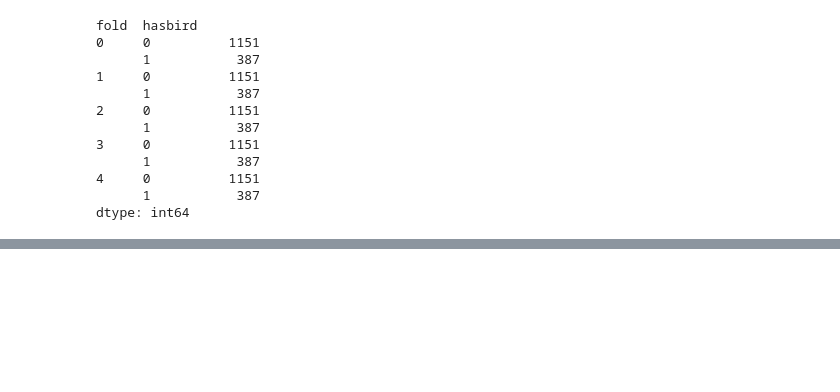
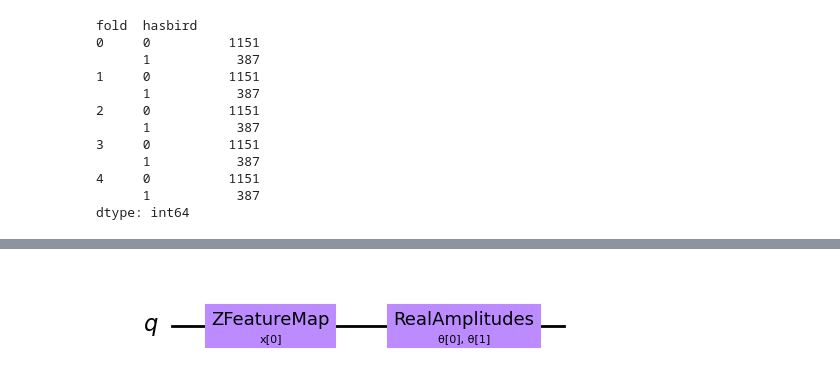
Before and after one commit to MarkCodering/Quantum-machine-learning-for-high-dimensional-data, a Jupyter notebook: share_solution/working/build_nocall_detector_baseline_v2.ipynb, the cells around one changed output, grey strips where cells are left out. Cells and saved outputs as stored; diff of their text form; code cells hidden in the pictures; blank space fills up the shorter version.

```diff
--- a/share_solution/working/build_nocall_detector_baseline_v2.ipynb
+++ b/share_solution/working/build_nocall_detector_baseline_v2.ipynb
@@ -292,3 +267,13 @@ from torch import cat, no_grad, manual_seed
+# %%
+# Draw the circuit
+feature_map = ZFeatureMap(nq, reps=2)
+ansatz = RealAmplitudes(nq, reps=1)
+qc = QuantumCircuit(nq)
+qc.compose(feature_map, inplace=True)
+qc.compose(ansatz, inplace=True)
+qc.draw('mpl')
+# %% [output]
+[figure, added]
 # %%
 class QuantumCustomResNext(nn.Module):
     def __init__(self, model_name='resnext50_32x4d', pretrained=True):
```
Also changed, not shown: parts of 8 cells of this notebook, 15 other files.
